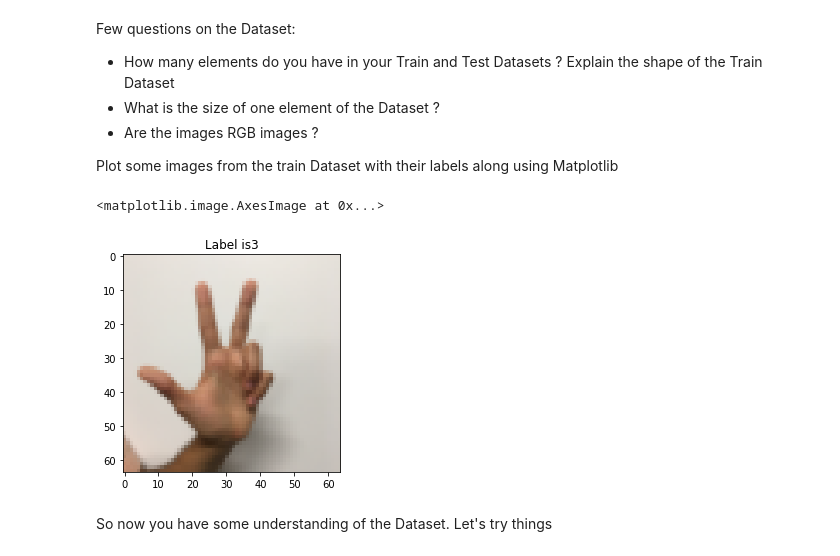
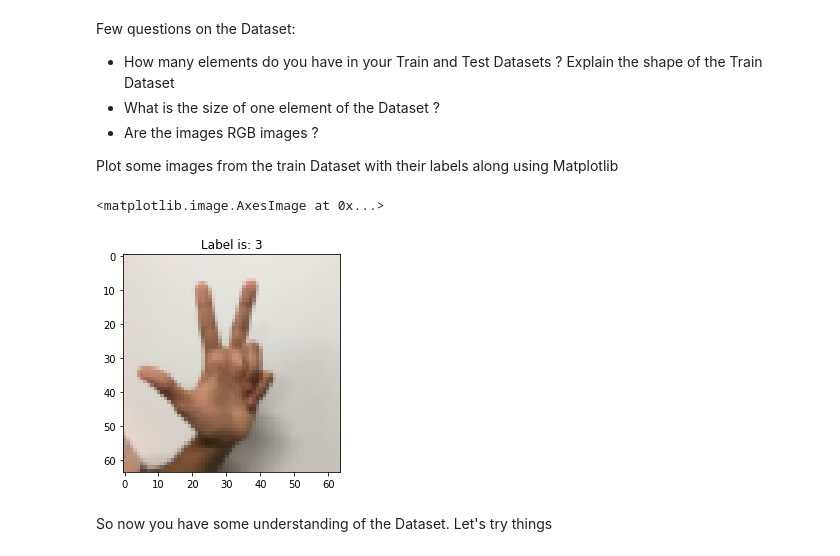
Before and after one commit to thad75/TP-ENSEA-ELEVE, a Jupyter notebook: 2A/Option IA/Introduction_to_DL.ipynb, the cells around one changed output. Saved outputs shown, nothing was run; the diff lists cells and outputs as text; code cells hidden in the pictures.

```diff
--- a/2A/Option IA/Introduction_to_DL.ipynb
+++ b/2A/Option IA/Introduction_to_DL.ipynb
@@ -87,16 +87,17 @@ print(test_dataset.keys())
 # Questions : What are the labels, what are our images ?
 
 print(len(train_dataset))
-x_train = np.array(train_dataset['train_set_x'][:])
+x_train = np.array(train_dataset['train_set_x'][:])/255
 y_train = np.array(train_dataset['train_set_y'][:]).reshape((-1))
 
-x_test = np.array(test_dataset['test_set_x'][:])
+x_test = np.array(test_dataset['test_set_x'][:])/255
 y_test = np.array(test_dataset['test_set_y'][:]).reshape((-1))
 
 # TODO : load the classes in an array.
 # Questions : How many labels should you have ? (Count your fingers)
 classes = np.array(test_dataset["list_classes"][:])
 print(classes)
+print(y_train)
 print(x_train.shape, y_train.shape, type(x_train))
 # %% [output]
 <KeysViewHDF5 ['list_classes', 'train_set_x', 'train_set_y']>
@@ -122,11 +124,11 @@ Few questions on the Dataset:
 Plot some images from the train Dataset with their labels along using Matplotlib
 # %%
 index = 1070
-plt.title("Label is" + str(np.squeeze(y_train[ index])))
+plt.title("Label is: " + str(np.squeeze(y_train[ index])))
 plt.imshow(x_train[index])
 # %% [output]
 <matplotlib.image.AxesImage at 0x...>
-[figure, old version]
+[figure, new version]
 # %% [markdown]
 So now you have some understanding of the Dataset. Let's try things
 # %% [markdown]
```
Also changed, not shown: parts of 13 cells of this notebook.
